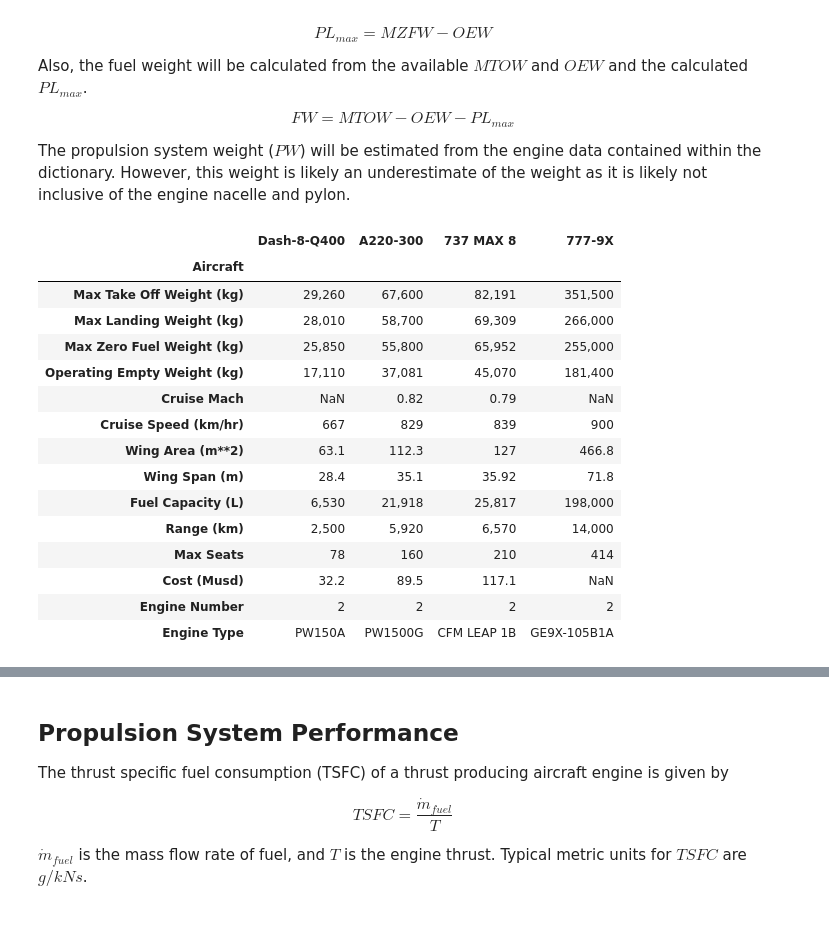
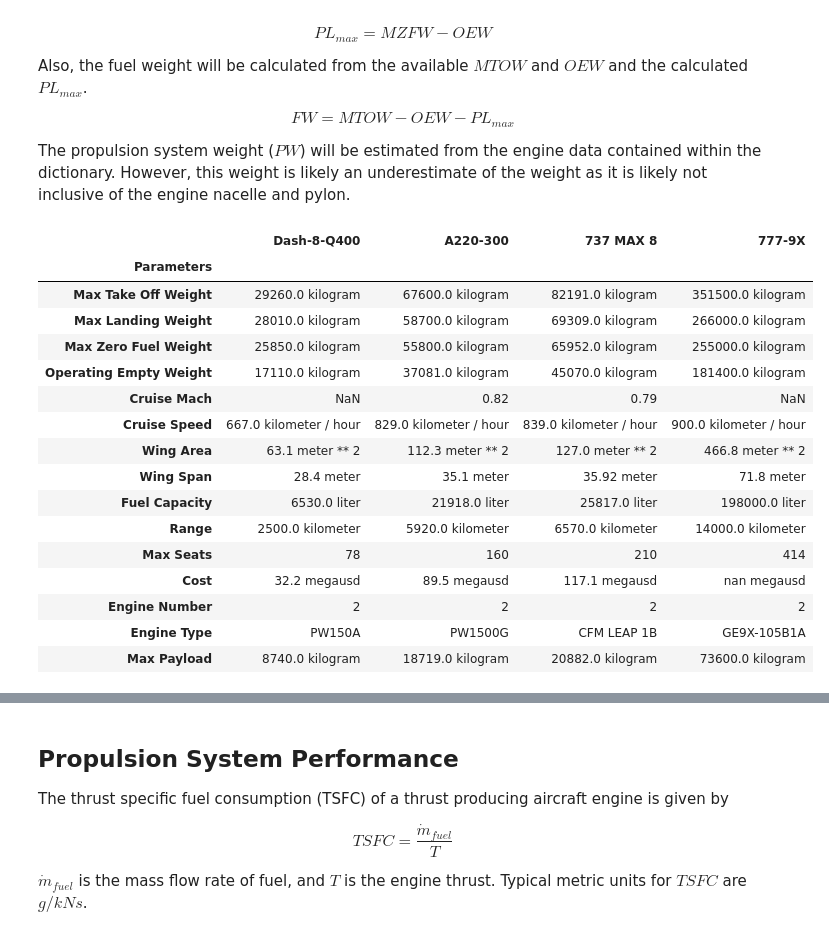
Before and after one commit to davetew/Zero-Carbon-Aviation, a Jupyter notebook: Zero_Carbon_Aircraft.ipynb, the cells around one changed output, grey strips where cells are left out. Cells and saved outputs as stored; diff of their text form; code cells hidden in the pictures.

```diff
--- a/Zero_Carbon_Aircraft.ipynb
+++ b/Zero_Carbon_Aircraft.ipynb
@@ -325,29 +385,35 @@ The propulsion system weight ($PW$) will be estimated from the engine data conta
 # %%
 """Load aircraft data"""
 
 # Get data from Google spread sheet on Dave's G Drive
 rawACData = requests.get('https://docs.google.com/spreadsheets/d/e/2PACX-1vSA_H7NEvMSQTltN4FRqKaJ-8uWw_bDHwP2WarH4PzRh8Qm3IOajMyOMxhZ1hzv9Ui-tXKjMt9KhvuY/pub?gid=0&single=true&output=csv')
 
 # Save the data in a pandas data frame
-AircraftData = pd.read_csv(BytesIO(rawACData.content), index_col=0, thousands=r",")
-display(AircraftData)
+AircraftData = clean_data(pd.read_csv(BytesIO(rawACData.content), index_col=0, thousands=r","))
 
 # Get list of aircraft represented in data frame
-Aircraft = AircraftData.columns
+Aircraft = RawAircraftData.columns
+
+# Calculate the max payload and fuel weights for the varoious aircraft and append them to the dataframe
+AircraftData.loc['Max Payload'] = AircraftData.loc['Max Zero Fuel Weight'] - AircraftData.loc['Operating Empty Weight']
+
+
+display(AircraftData)
 # %% [output]
 |  | Dash-8-Q400 | A220-300 | 737 MAX 8 | 777-9X |
-| Aircraft |  |  |  |  |
-| Max Take Off Weight (kg) | 29,260 | 67,600 | 82,191 | 351,500 |
-| Max Landing Weight (kg) | 28,010 | 58,700 | 69,309 | 266,000 |
-| Max Zero Fuel Weight (kg) | 25,850 | 55,800 | 65,952 | 255,000 |
-| Operating Empty Weight (kg) | 17,110 | 37,081 | 45,070 | 181,400 |
+| Parameters |  |  |  |  |
+| Max Take Off Weight | 29260.0 kilogram | 67600.0 kilogram | 82191.0 kilogram | 351500.0 kilogram |
+| Max Landing Weight | 28010.0 kilogram | 58700.0 kilogram | 69309.0 kilogram | 266000.0 kilogram |
+| Max Zero Fuel Weight | 25850.0 kilogram | 55800.0 kilogram | 65952.0 kilogram | 255000.0 kilogram |
+| Operating Empty Weight | 17110.0 kilogram | 37081.0 kilogram | 45070.0 kilogram | 181400.0 kilogram |
 | Cruise Mach | NaN | 0.82 | 0.79 | NaN |
-| Cruise Speed (km/hr) | 667 | 829 | 839 | 900 |
-| Wing Area (m**2) | 63.1 | 112.3 | 127 | 466.8 |
-| Wing Span (m) | 28.4 | 35.1 | 35.92 | 71.8 |
-| Fuel Capacity (L) | 6,530 | 21,918 | 25,817 | 198,000 |
-| Range (km) | 2,500 | 5,920 | 6,570 | 14,000 |
+| Cruise Speed | 667.0 kilometer / hour | 829.0 kilometer / hour | 839.0 kilometer / hour | 900.0 kilometer / hour |
+| Wing Area | 63.1 meter ** 2 | 112.3 meter ** 2 | 127.0 meter ** 2 | 466.8 meter ** 2 |
+| Wing Span | 28.4 meter | 35.1 meter | 35.92 meter | 71.8 meter |
+| Fuel Capacity | 6530.0 liter | 21918.0 liter | 25817.0 liter | 198000.0 liter |
+| Range | 2500.0 kilometer | 5920.0 kilometer | 6570.0 kilometer | 14000.0 kilometer |
 | Max Seats | 78 | 160 | 210 | 414 |
-| Cost (Musd) | 32.2 | 89.5 | 117.1 | NaN |
+| Cost | 32.2 megausd | 89.5 megausd | 117.1 megausd | nan megausd |
 | Engine Number | 2 | 2 | 2 | 2 |
 | Engine Type | PW150A | PW1500G | CFM LEAP 1B | GE9X-105B1A |
+| Max Payload | 8740.0 kilogram | 18719.0 kilogram | 20882.0 kilogram | 73600.0 kilogram |
```
Also changed, not shown: parts of 5 cells of this notebook.
